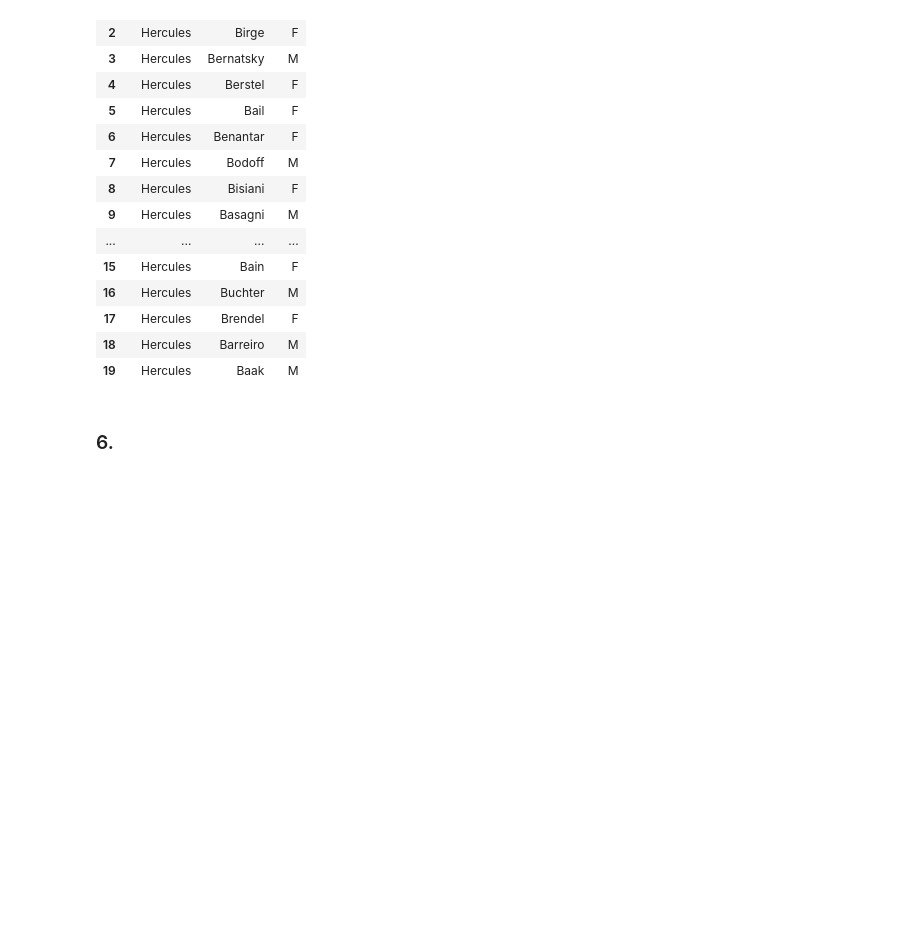
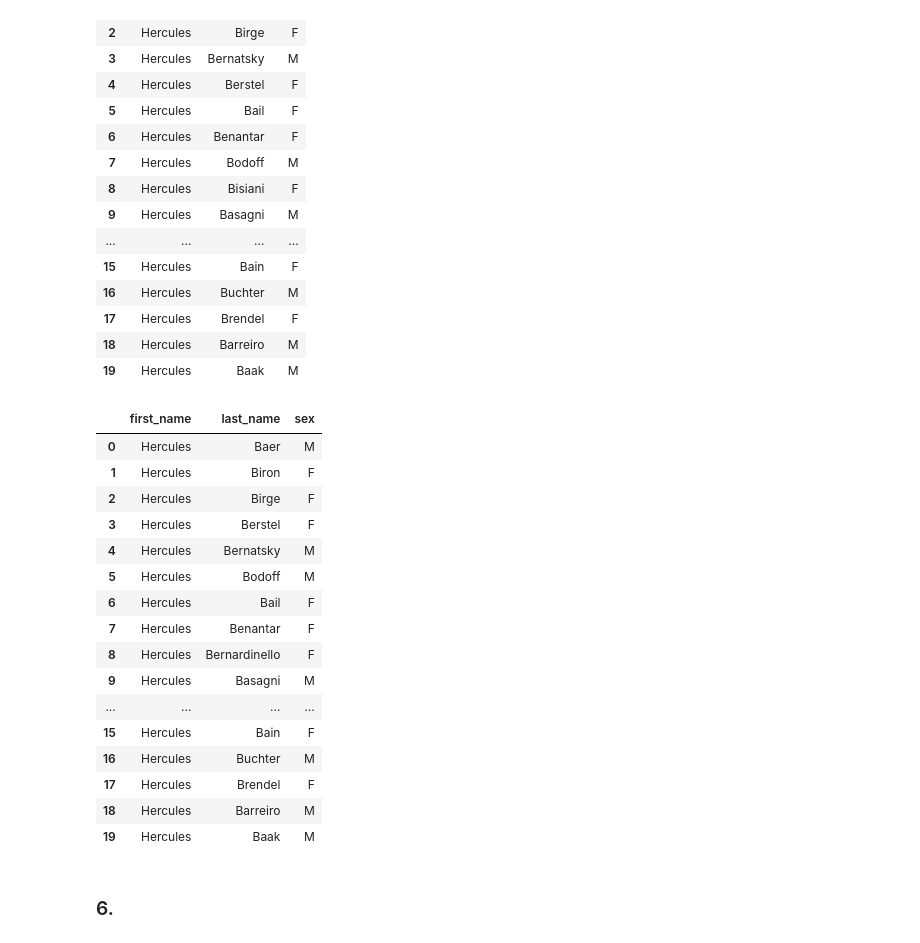
Before and after one commit to pandeysudip/SQL, a Jupyter notebook: sqlalchemy.ipynb, the cells around one changed output. Drawn from its saved outputs; the diff is of its cells as text; code cells hidden in the pictures; blank space fills up the shorter version.

Commit message:
updating sqlalchemy jupyter file

```diff
--- a/sqlalchemy.ipynb
+++ b/sqlalchemy.ipynb
@@ -193,6 +193,33 @@ df_5
 | 17 | Hercules | Brendel | F |
 | 18 | Hercules | Barreiro | M |
 | 19 | Hercules | Baak | M |
+# %%
+#using sqlalchemy
+res_5=connection.execute(db.select([employees.c.first_name,
+                                    employees.c.last_name, employees.c.sex])
+                                    .where(db.and_(employees.c.first_name=='Hercules',
+                                           employees.c.last_name.like('B%')))
+                                                       ).fetchall()
+df_alc5 = pd.DataFrame(res_5, columns=(['first_name', 'last_name', 'sex']))
+df_alc5
+# %% [output]
+|  | first_name | last_name | sex |
+| 0 | Hercules | Baer | M |
+| 1 | Hercules | Biron | F |
+| 2 | Hercules | Birge | F |
+| 3 | Hercules | Berstel | F |
+| 4 | Hercules | Bernatsky | M |
+| 5 | Hercules | Bodoff | M |
+| 6 | Hercules | Bail | F |
+| 7 | Hercules | Benantar | F |
+| 8 | Hercules | Bernardinello | F |
+| 9 | Hercules | Basagni | M |
+| ... | ... | ... | ... |
+| 15 | Hercules | Bain | F |
+| 16 | Hercules | Buchter | M |
+| 17 | Hercules | Brendel | F |
+| 18 | Hercules | Barreiro | M |
+| 19 | Hercules | Baak | M |
 # %% [markdown]
 ### 6.
 # %%
```
Also changed, not shown: parts of 1 cell of this notebook.
